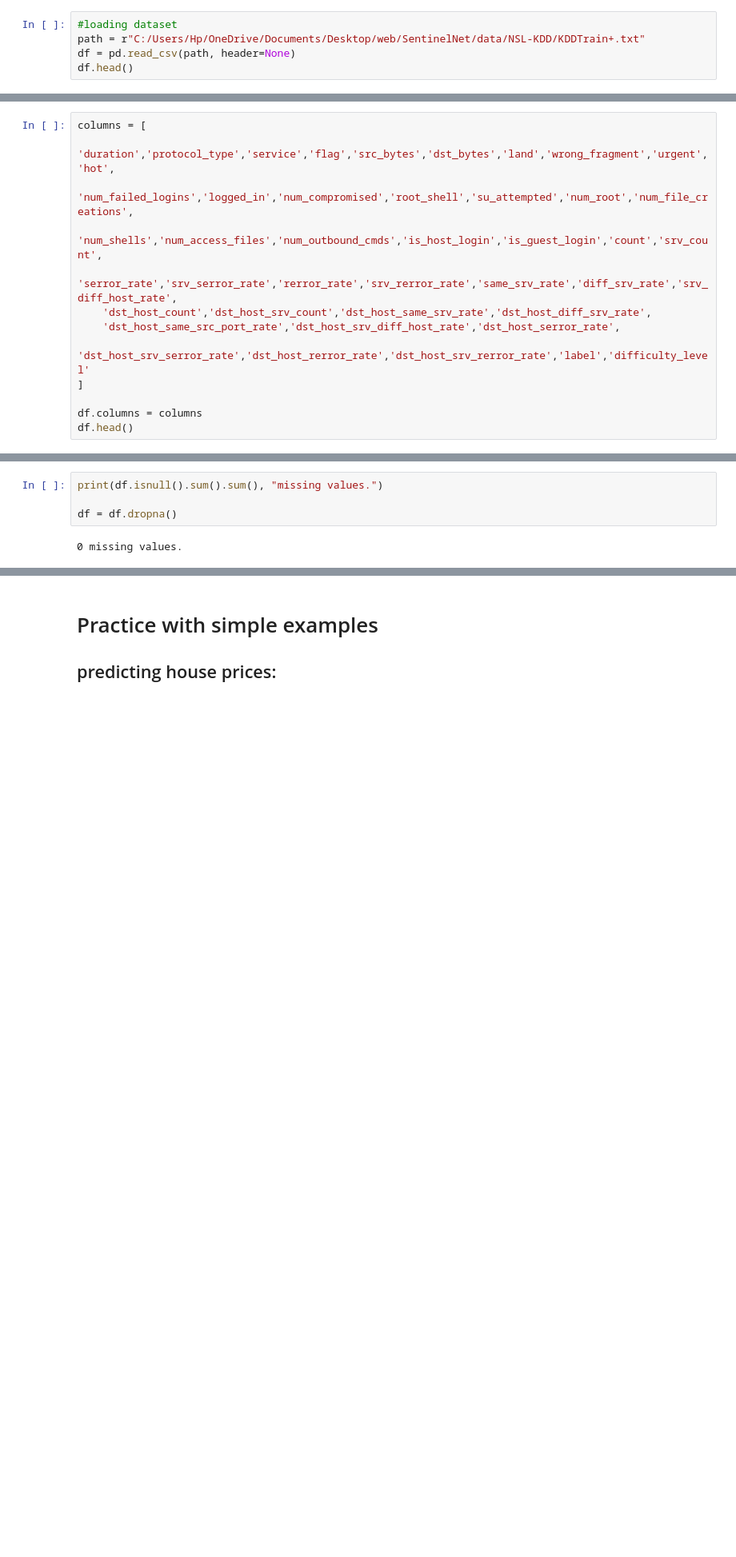
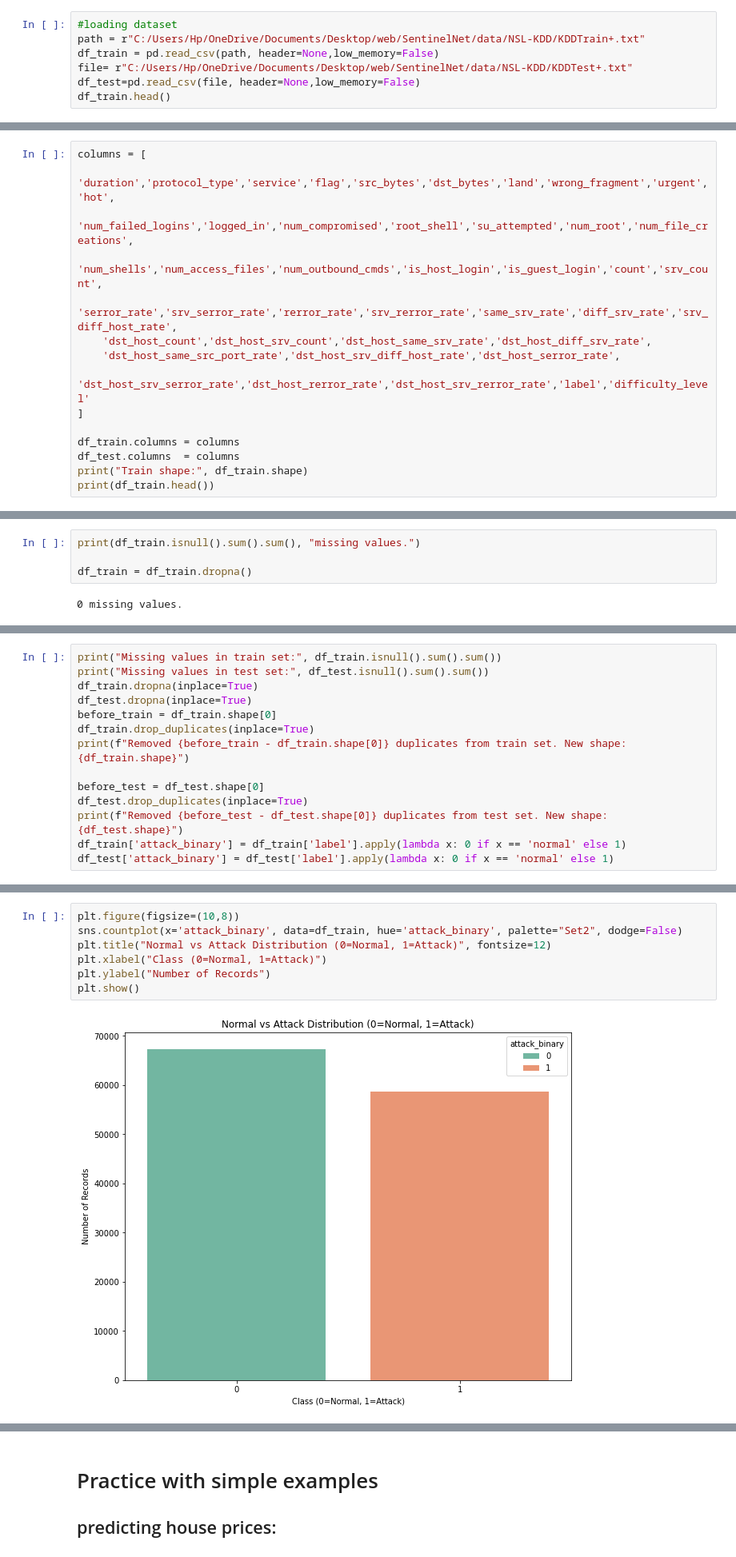
Before and after one commit to SpringBoardMentor193s/SentinelNet, a Jupyter notebook: notebook/processing.ipynb, the cells around one changed output, grey strips where cells are left out. Shown at 80% size. Saved outputs shown, nothing was run; the diff lists cells and outputs as text; blank space fills up the shorter version.

```diff
--- a/notebook/processing.ipynb
+++ b/notebook/processing.ipynb
@@ -8,8 +20,10 @@ from sklearn.preprocessing import LabelEncoder
 # %%
 #loading dataset
 path = r"C:/Users/Hp/OneDrive/Documents/Desktop/web/SentinelNet/data/NSL-KDD/KDDTrain+.txt"
-df = pd.read_csv(path, header=None)
-df.head()
+df_train = pd.read_csv(path, header=None,low_memory=False)
+file= r"C:/Users/Hp/OneDrive/Documents/Desktop/web/SentinelNet/data/NSL-KDD/KDDTest+.txt"
+df_test=pd.read_csv(file, header=None,low_memory=False)
+df_train.head()
 # %% [output]
 |  | 0 | 1 | 2 | 3 | 4 | 5 | 6 | 7 | 8 | 9 | ... | ... |
 | 0 | 0 | tcp | ftp_data | SF | 491 | 0 | 0 | 0 | 0 | 0 | ... | ... |
@@ -31,6 +45,8 @@ columns = [
     'dst_host_srv_serror_rate','dst_host_rerror_rate','dst_host_srv_rerror_rate','label','difficulty_level'
 ]
 
-df.columns = columns
-df.head()
+df_train.columns = columns
+df_test.columns  = columns
+print("Train shape:", df_train.shape)
+print(df_train.head())
 # %% [output]
@@ -44,8 +70,8 @@ df.head()
 # %% [markdown]
 # Handling missing values
 # %%
-print(df.isnull().sum().sum(), "missing values.")
+print(df_train.isnull().sum().sum(), "missing values.")
 
-df = df.dropna()
+df_train = df_train.dropna()
 # %% [output]
 0 missing values.
@@ -51,0 +80,14 @@ df = df.dropna()
+# %%
+print("Missing values in train set:", df_train.isnull().sum().sum())
+print("Missing values in test set:", df_test.isnull().sum().sum())
+df_train.dropna(inplace=True)
+df_test.dropna(inplace=True)
+before_train = df_train.shape[0]
+df_train.drop_duplicates(inplace=True)
+print(f"Removed {before_train - df_train.shape[0]} duplicates from train set. New shape: {df_train.shape}")
+
+before_test = df_test.shape[0]
+df_test.drop_duplicates(inplace=True)
+print(f"Removed {before_test - df_test.shape[0]} duplicates from test set. New shape: {df_test.shape}")
+df_train['attack_binary'] = df_train['label'].apply(lambda x: 0 if x == 'normal' else 1)
+df_test['attack_binary'] = df_test['label'].apply(lambda x: 0 if x == 'normal' else 1)
@@ -51,0 +101,9 @@ df = df.dropna()
+# %%
+plt.figure(figsize=(10,8))
+sns.countplot(x='attack_binary', data=df_train, hue='attack_binary', palette="Set2", dodge=False)
+plt.title("Normal vs Attack Distribution (0=Normal, 1=Attack)", fontsize=12)
+plt.xlabel("Class (0=Normal, 1=Attack)")
+plt.ylabel("Number of Records")
+plt.show()
+# %% [output]
+[figure, added]
```
Also changed, not shown: parts of 74 cells of this notebook.
